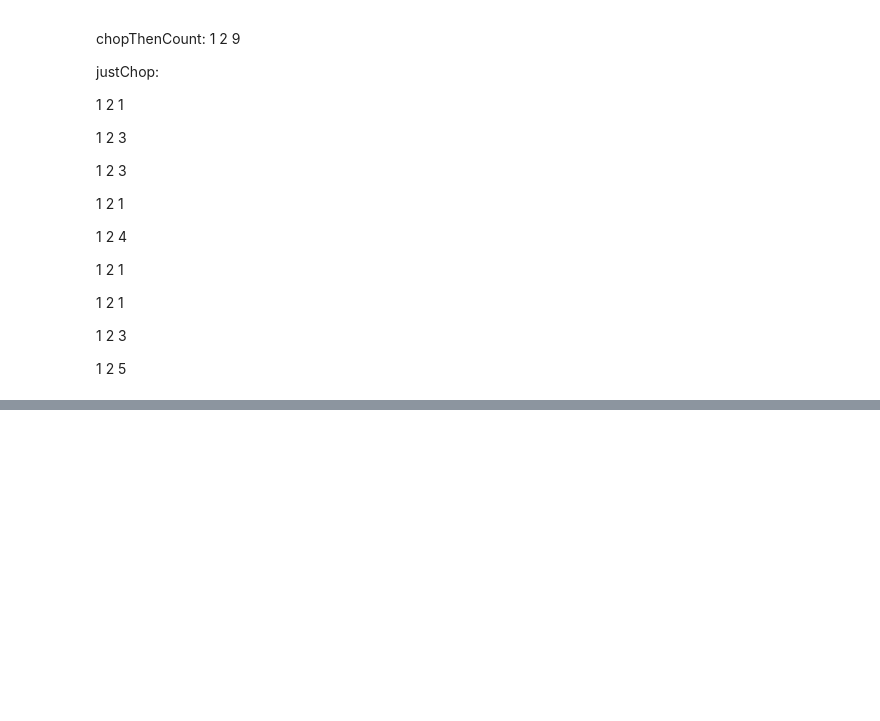
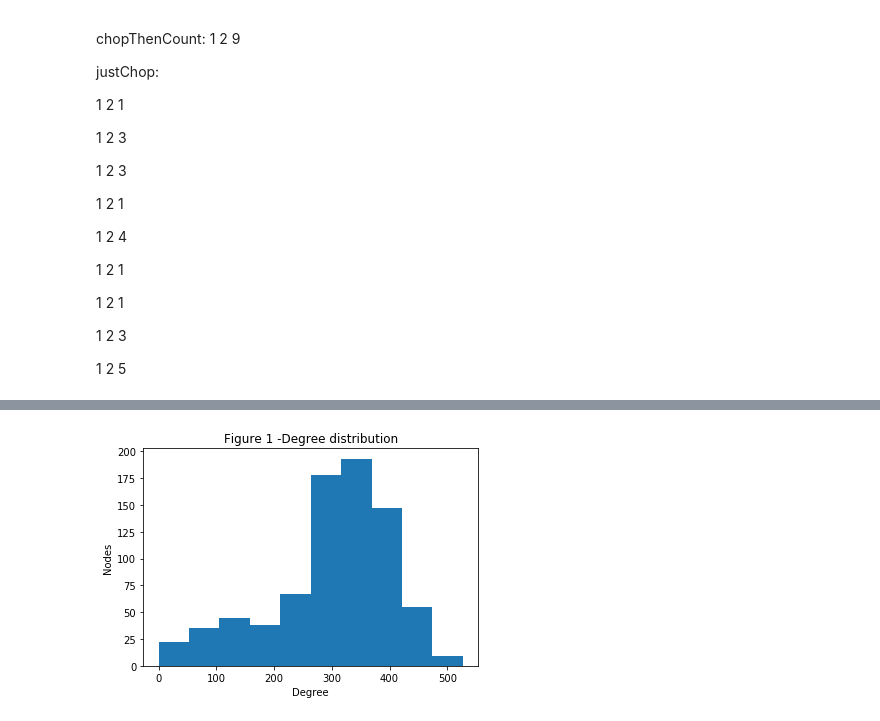
Before and after one commit to RicardoRei/Complex-Networks-17-18, a Jupyter notebook: proj.ipynb, the cells around one changed output, grey strips where cells are left out. Cells and saved outputs as stored; diff of their text form; code cells hidden in the pictures; blank space fills up the shorter version.

Commit message:
degree histogram

```diff
--- a/proj.ipynb
+++ b/proj.ipynb
@@ -143,0 +149,15 @@ print (len(network.edges()))
+# %%
+import numpy as np
+import matplotlib.pyplot as plt
+
+def plotDegreeHistogram(network):
+    degree = nx.degree(network)
+    plt.hist(list(degree.values()))
+    plt.xlabel("Degree")
+    plt.ylabel("Nodes")
+    plt.title("Figure 1 -Degree distribution")
+    plt.show()
+
+plotDegreeHistogram(network=network)
+# %% [output]
+[figure, added]
```
Also changed, not shown: parts of 5 cells of this notebook.
